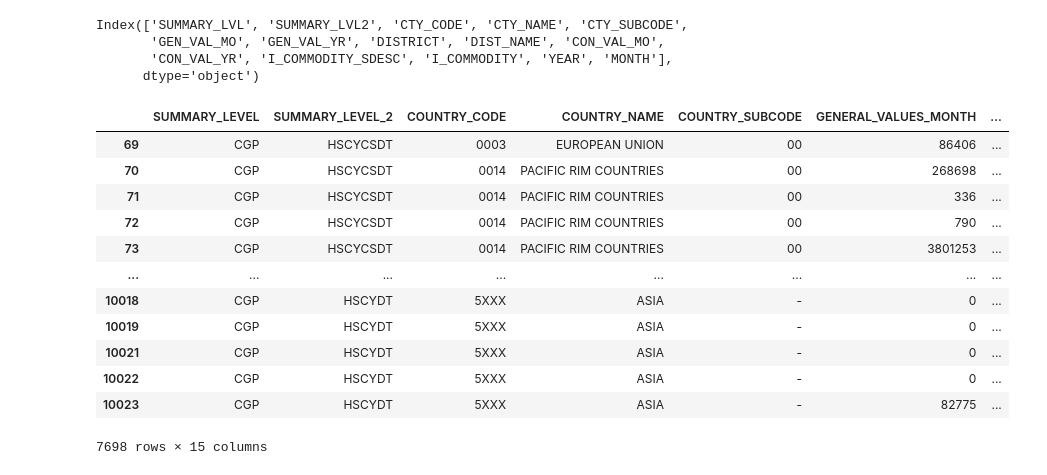
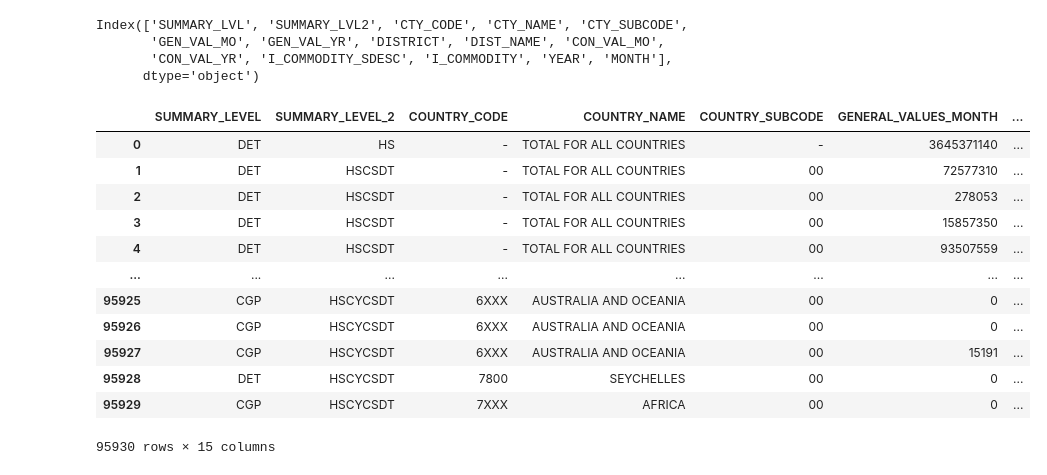
Before and after one commit to LaurenEGardner/bootcamp-project2, a Jupyter notebook: importAPI.ipynb, the cells around one changed output. Cells and saved outputs as stored; diff of their text form; code cells hidden in the pictures.

```diff
--- a/importAPI.ipynb
+++ b/importAPI.ipynb
@@ -86,5 +102,0 @@ importData
-# %%
-# drop aggregated totals
-importData= importData[importData['CTY_NAME']!="TOTAL FOR ALL COUNTRIES"]
-importData= importData[importData['DIST_NAME']!="TOTAL FOR ALL DISTRICTS"]
-importData
@@ -122,18 +121,25 @@ importData = importData.rename(columns={
     "DIST_NAME": "DISTRICT_NAME", "CON_VAL_MO": "MONTHLY_CONSUMPTION_VALUE",
     "CON_VAL_YR": "YEARLY_CONSUMPTION_VALUE", "I_COMMODITY_SDESC": "COMMODITY_DESCRIPTION",
     "I_COMMODITY": "COMMODITY"})
-importData
-# %% [output]
-|  | SUMMARY_LEVEL | SUMMARY_LEVEL_2 | COUNTRY_CODE | COUNTRY_NAME | COUNTRY_SUBCODE | GENERAL_VALUES_MONTH | ... |
-| 69 | CGP | HSCYCSDT | 0003 | EUROPEAN UNION | 00 | 86406 | ... |
-| 70 | CGP | HSCYCSDT | 0014 | PACIFIC RIM COUNTRIES | 00 | 268698 | ... |
-| 71 | CGP | HSCYCSDT | 0014 | PACIFIC RIM COUNTRIES | 00 | 336 | ... |
-| 72 | CGP | HSCYCSDT | 0014 | PACIFIC RIM COUNTRIES | 00 | 790 | ... |
-| 73 | CGP | HSCYCSDT | 0014 | PACIFIC RIM COUNTRIES | 00 | 3801253 | ... |
-| ... | ... | ... | ... | ... | ... | ... | ... |
-| 10018 | CGP | HSCYDT | 5XXX | ASIA | - | 0 | ... |
-| 10019 | CGP | HSCYDT | 5XXX | ASIA | - | 0 | ... |
-| 10021 | CGP | HSCYDT | 5XXX | ASIA | - | 0 | ... |
-| 10022 | CGP | HSCYDT | 5XXX | ASIA | - | 0 | ... |
-| 10023 | CGP | HSCYDT | 5XXX | ASIA | - | 82775 | ... |
-7698 rows × 15 columns
+# %%
+# Clean up commodity names
+importData.loc[(importData.COMMODITY_DESCRIPTION == 'HUMAN BLOOD; ANIMAL BLOO'), 'COMMODITY_DESCRIPTION'] = 'Vaccines, Blood, and Immunological products'
+importData.loc[(importData.COMMODITY_DESCRIPTION == 'MEDICAMENTS NESOI OF MIXTU'), 'COMMODITY_DESCRIPTION'] = 'Medication (unmeasured doses)'
+importData.loc[(importData.COMMODITY_DESCRIPTION == 'MEDICAMENTS NESOI, MIXED O'), 'COMMODITY_DESCRIPTION'] = 'Medication (measured doses)'
+importData.loc[(importData.COMMODITY_DESCRIPTION == 'BANDAGES ETC COATED ETC OR'), 'COMMODITY_DESCRIPTION'] = 'Medically-Treated Bandages'
+importData.loc[(importData.COMMODITY_DESCRIPTION == 'PHARMACEUTICAL GOODS IN NOTE 4 TO CHAPTER 30'), 'COMMODITY_DESCRIPTION'] = 'Surgical Equipment'
+importData
+# %% [output]
+|  | SUMMARY_LEVEL | SUMMARY_LEVEL_2 | COUNTRY_CODE | COUNTRY_NAME | COUNTRY_SUBCODE | GENERAL_VALUES_MONTH | ... |
+| 0 | DET | HS | - | TOTAL FOR ALL COUNTRIES | - | 3645371140 | ... |
+| 1 | DET | HSCSDT | - | TOTAL FOR ALL COUNTRIES | 00 | 72577310 | ... |
+| 2 | DET | HSCSDT | - | TOTAL FOR ALL COUNTRIES | 00 | 278053 | ... |
+| 3 | DET | HSCSDT | - | TOTAL FOR ALL COUNTRIES | 00 | 15857350 | ... |
+| 4 | DET | HSCSDT | - | TOTAL FOR ALL COUNTRIES | 00 | 93507559 | ... |
+| ... | ... | ... | ... | ... | ... | ... | ... |
+| 95925 | CGP | HSCYCSDT | 6XXX | AUSTRALIA AND OCEANIA | 00 | 0 | ... |
+| 95926 | CGP | HSCYCSDT | 6XXX | AUSTRALIA AND OCEANIA | 00 | 0 | ... |
+| 95927 | CGP | HSCYCSDT | 6XXX | AUSTRALIA AND OCEANIA | 00 | 15191 | ... |
+| 95928 | DET | HSCYCSDT | 7800 | SEYCHELLES | 00 | 0 | ... |
+| 95929 | CGP | HSCYCSDT | 7XXX | AFRICA | 00 | 0 | ... |
+95930 rows × 15 columns
```
Also changed, not shown: parts of 6 cells of this notebook, 6 other files.
